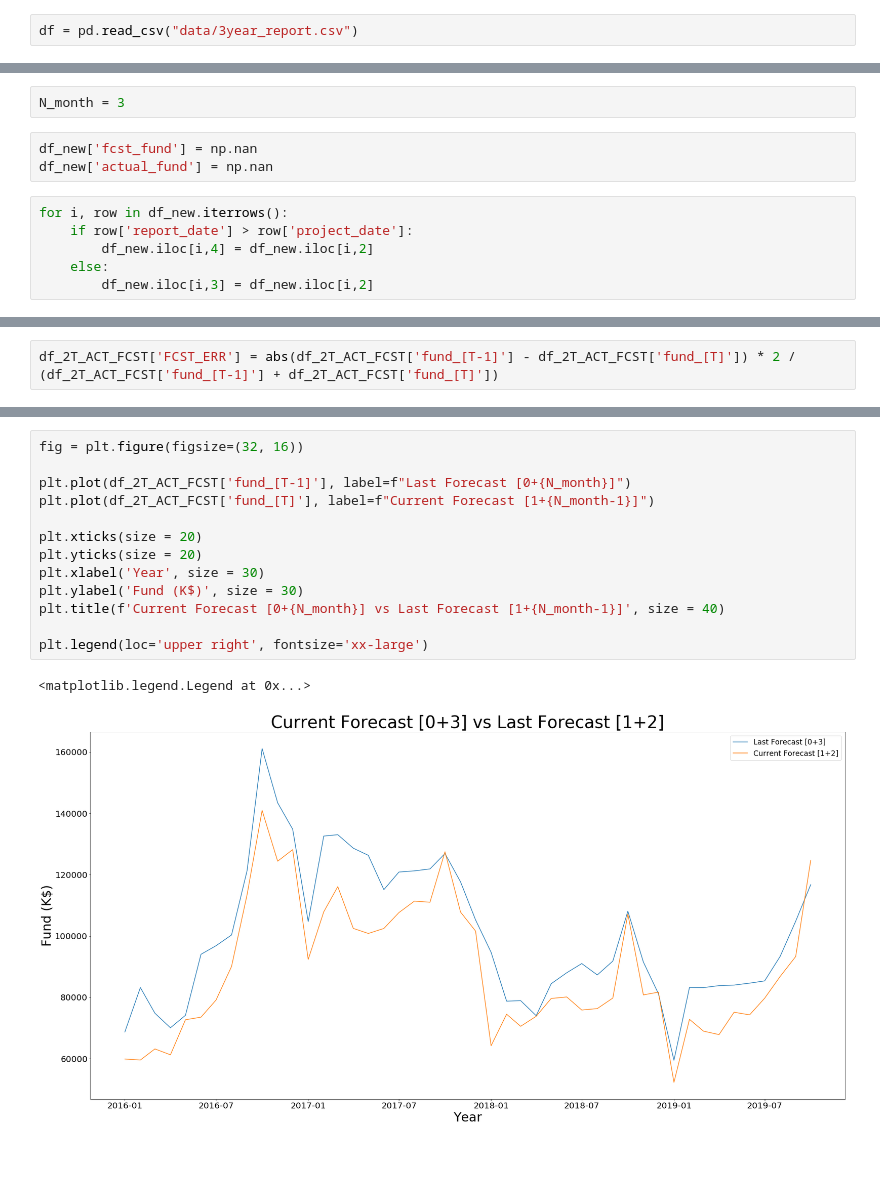
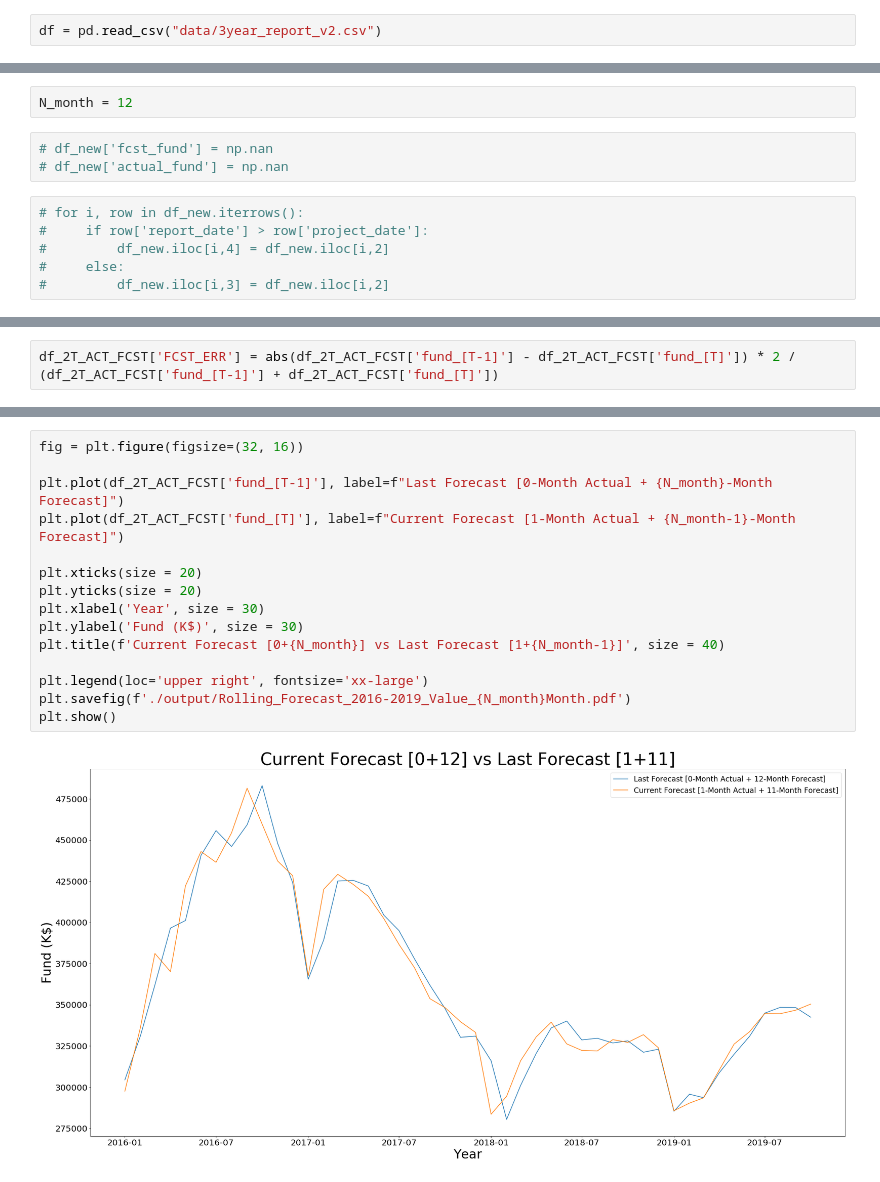
Before and after one commit to heroxk/pmrs_analytics_poc, a Jupyter notebook: Insights_F_A_Trend.ipynb, the cells around one changed output, grey strips where cells are left out. Cells and saved outputs as stored; diff of their text form; blank space fills up the shorter version.

```diff
--- a/Insights_F_A_Trend.ipynb
+++ b/Insights_F_A_Trend.ipynb
@@ -23,7 +23,7 @@ from datetime import datetime, timedelta
 from dateutil.relativedelta import relativedelta
 import datedelta
 # %%
-df = pd.read_csv("data/3year_report.csv")
+df = pd.read_csv("data/3year_report_v2.csv")
 # %%
 report_date_list = []
 project_date_list = []
@@ -88,16 +117,16 @@ mean_absolute_error(fund_cum_dict[forecast_actual_years[0]], fund_cum_dict[forec
 # %% [markdown]
 ## PoC 3. Forecast Accuracy Evaluation
 # %%
-N_month = 3
+N_month = 12
 # %%
-df_new['fcst_fund'] = np.nan
-df_new['actual_fund'] = np.nan
+# df_new['fcst_fund'] = np.nan
+# df_new['actual_fund'] = np.nan
 # %%
-for i, row in df_new.iterrows():
-    if row['report_date'] > row['project_date']:
-        df_new.iloc[i,4] = df_new.iloc[i,2]
-    else:
-        df_new.iloc[i,3] = df_new.iloc[i,2]
+# for i, row in df_new.iterrows():
+#     if row['report_date'] > row['project_date']:
+#         df_new.iloc[i,4] = df_new.iloc[i,2]
+#     else:
+#         df_new.iloc[i,3] = df_new.iloc[i,2]
 # %%
 df_reporting_date = df_new['report_date'].drop_duplicates().to_frame()
 df_reporting_date = df_reporting_date.rename(columns={'report_date':'report_date_last'})
@@ -140,19 +154,20 @@ df_2T_ACT_FCST['2019']
 # %%
 fig = plt.figure(figsize=(32, 16))
 
-plt.plot(df_2T_ACT_FCST['fund_[T-1]'], label=f"Last Forecast [0+{N_month}]")
-plt.plot(df_2T_ACT_FCST['fund_[T]'], label=f"Current Forecast [1+{N_month-1}]")
+plt.plot(df_2T_ACT_FCST['fund_[T-1]'], label=f"Last Forecast [0-Month Actual + {N_month}-Month Forecast]")
+plt.plot(df_2T_ACT_FCST['fund_[T]'], label=f"Current Forecast [1-Month Actual + {N_month-1}-Month Forecast]")
 
 plt.xticks(size = 20)
 plt.yticks(size = 20)
 plt.xlabel('Year', size = 30)
 plt.ylabel('Fund (K$)', size = 30)
 plt.title(f'Current Forecast [0+{N_month}] vs Last Forecast [1+{N_month-1}]', size = 40)
 
 plt.legend(loc='upper right', fontsize='xx-large')
+plt.savefig(f'./output/Rolling_Forecast_2016-2019_Value_{N_month}Month.pdf')
+plt.show()
 # %% [output]
-<matplotlib.legend.Legend at 0x...>
-[figure, old version]
+[figure, new version]
 # %%
 fig, ax = plt.subplots(figsize=(32, 16))
 # fig, ax = plt.subplots()
```
Also changed, not shown: parts of 5 cells of this notebook.
